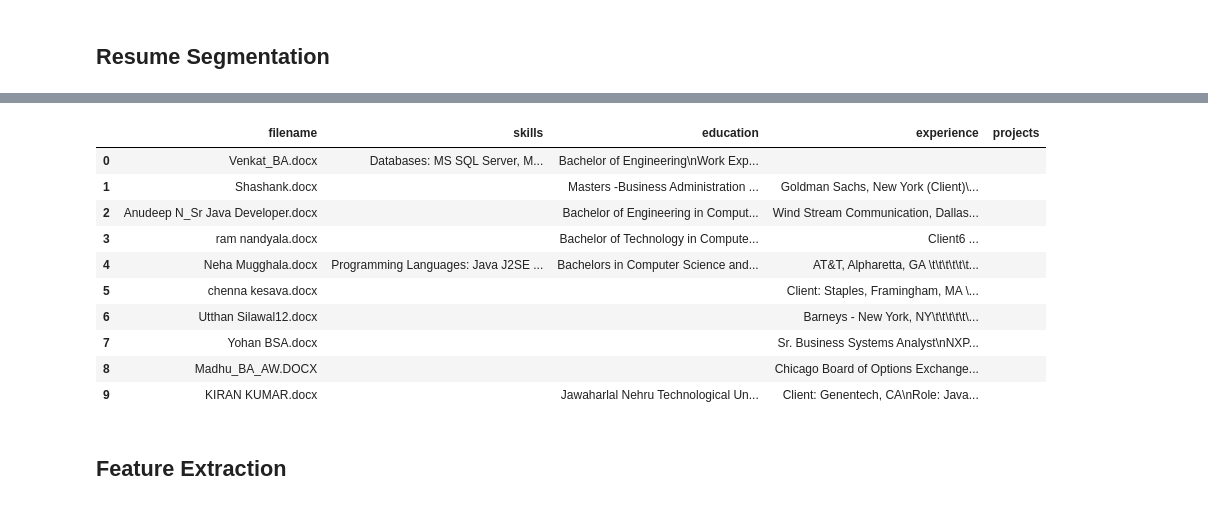
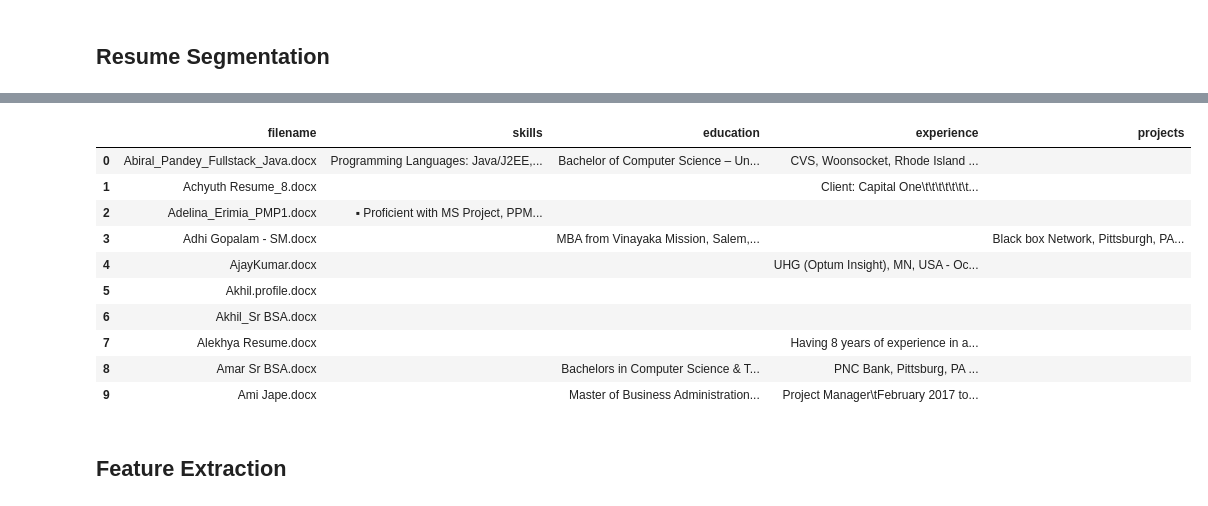
Before and after one commit to gracella12/ProjectPP_Kelompok4, a Jupyter notebook: pake-segmentasi.ipynb, the cells around one changed output, grey strips where cells are left out. Saved outputs shown, nothing was run; the diff lists cells and outputs as text; code cells hidden in the pictures.

```diff
--- a/pake-segmentasi.ipynb
+++ b/pake-segmentasi.ipynb
@@ -188,0 +248,3 @@ venkat n phone 314-662-2902 email vhealthba@gmail.com business analyst summary o
+# %%
+df_resumes["clean_word_count"] = df_resumes["clean_text"].apply(lambda x: len(x.split()))
+df_resumes[["word_count", "clean_word_count"]].head()
@@ -264,4 +333,9 @@ def segment_resume_sections(raw_text, section_patterns):
 
     return segmented_output
 # %%
+sample_idx = 31
+
+sample_sections = segment_resume_sections(df_resumes.loc[sample_idx, "raw_text"], SECTION_PATTERNS)
+
+sample_sections.keys()
 # %% [output]
@@ -273,0 +343,8 @@ df_resumes["segmented_sections"] = df_resumes["raw_text"].apply(
+# %%
+# Preview segmented sections
+for section, content in sample_sections.items():
+    print("="*100)
+    print(f"SECTION: {section.upper()}")
+    print("="*100)
+    print(content[:1500])  # preview first 1500 chars
+    print("\n")
@@ -274,3 +369,8 @@ df_resumes["segmented_sections"] = df_resumes["raw_text"].apply(
+# %%
+# Apply segmentation to all resumes
+df_resumes["segmented_sections"] = df_resumes["raw_text"].apply(
+    lambda x: segment_resume_sections(x, SECTION_PATTERNS)
+)
 # %%
 # Extract major section columns
 target_sections = ["summary", "skills", "experience", "education", "projects", "certifications", "achievements", "other"]
@@ -278,18 +378,26 @@ target_sections = ["summary", "skills", "experience", "education", "projects", "
 for section in target_sections:
     df_resumes[section] = df_resumes["segmented_sections"].apply(lambda x: x.get(section, ""))
 # %%
+# Preview section columns
+df_resumes[[
+    "filename",
+    "skills",
+    "education",
+    "experience",
+    "projects"
+]].head(10)
 # %% [output]
 |  | filename | skills | education | experience | projects |
-| 0 | Venkat_BA.docx | Databases: MS SQL Server, M... | Bachelor of Engineering\nWork Exp... |  |  |
-| 1 | Shashank.docx |  | Masters -Business Administration ... | Goldman Sachs, New York (Client)\... |  |
-| 2 | Anudeep N_Sr Java Developer.docx |  | Bachelor of Engineering in Comput... | Wind Stream Communication, Dallas... |  |
-| 3 | ram nandyala.docx |  | Bachelor of Technology in Compute... | Client6 ... |  |
-| 4 | Neha Mugghala.docx | Programming Languages: Java J2SE ... | Bachelors in Computer Science and... | AT&T, Alpharetta, GA \t\t\t\t\t\t... |  |
-| 5 | chenna kesava.docx |  |  | Client: Staples, Framingham, MA \... |  |
-| 6 | Utthan Silawal12.docx |  |  | Barneys - New York, NY\t\t\t\t\t\... |  |
-| 7 | Yohan BSA.docx |  |  | Sr. Business Systems Analyst\nNXP... |  |
-| 8 | Madhu_BA_AW.DOCX |  |  | Chicago Board of Options Exchange... |  |
-| 9 | KIRAN KUMAR.docx |  | Jawaharlal Nehru Technological Un... | Client: Genentech, CA\nRole: Java... |  |
+| 0 | Abiral_Pandey_Fullstack_Java.docx | Programming Languages: Java/J2EE,... | Bachelor of Computer Science – Un... | CVS, Woonsocket, Rhode Island ... |  |
+| 1 | Achyuth Resume_8.docx |  |  | Client: Capital One\t\t\t\t\t\t\t... |  |
+| 2 | Adelina_Erimia_PMP1.docx | ▪ Proficient with MS Project, PPM... |  |  |  |
+| 3 | Adhi Gopalam - SM.docx |  | MBA from Vinayaka Mission, Salem,... |  | Black box Network, Pittsburgh, PA... |
+| 4 | AjayKumar.docx |  |  | UHG (Optum Insight), MN, USA - Oc... |  |
+| 5 | Akhil.profile.docx |  |  |  |  |
+| 6 | Akhil_Sr BSA.docx |  |  |  |  |
+| 7 | Alekhya Resume.docx |  |  | Having 8 years of experience in a... |  |
+| 8 | Amar Sr BSA.docx |  | Bachelors in Computer Science & T... | PNC Bank, Pittsburg, PA ... |  |
+| 9 | Ami Jape.docx |  | Master of Business Administration... | Project Manager\tFebruary 2017 to... |  |
 # %% [markdown]
 ## Feature Extraction
 # %% [markdown]
```
Also changed, not shown: parts of 24 cells of this notebook.
